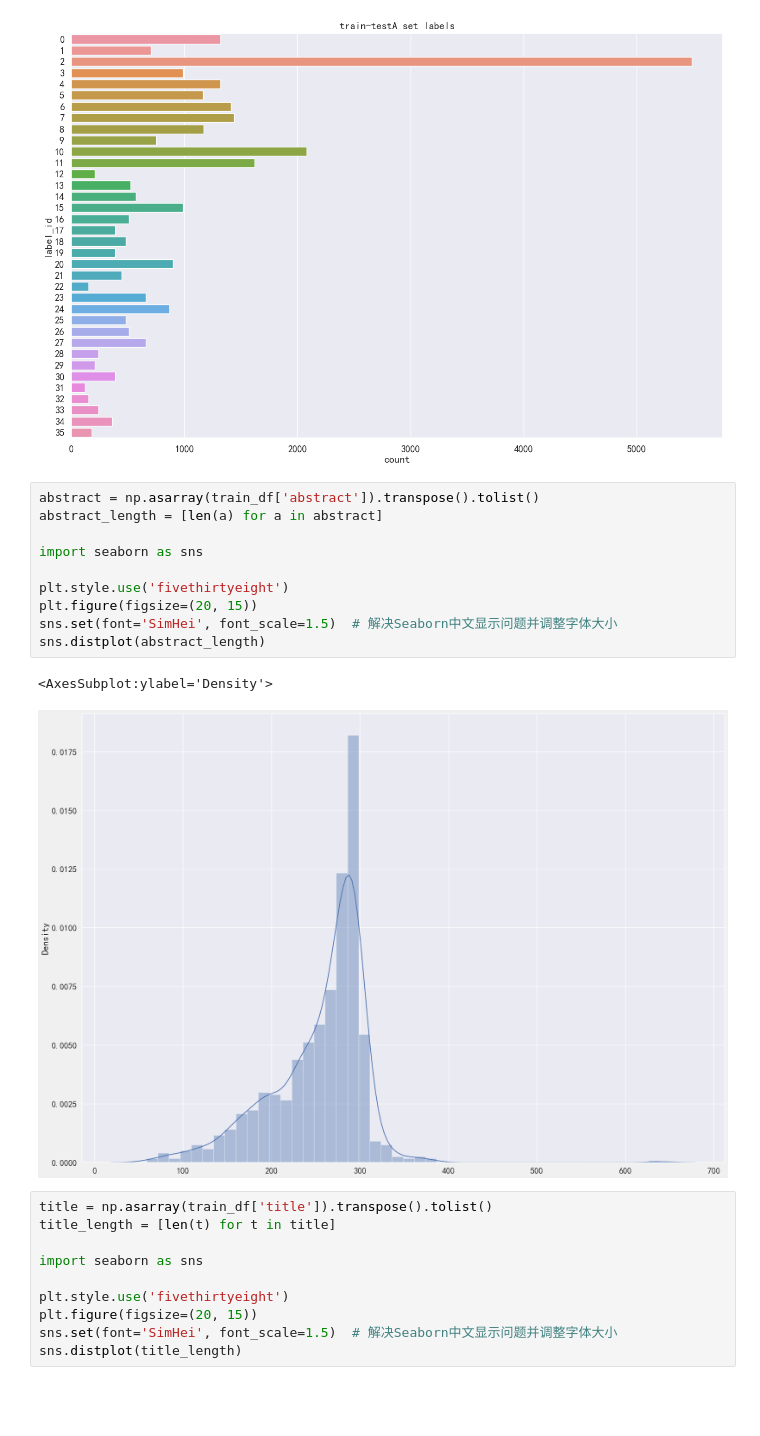
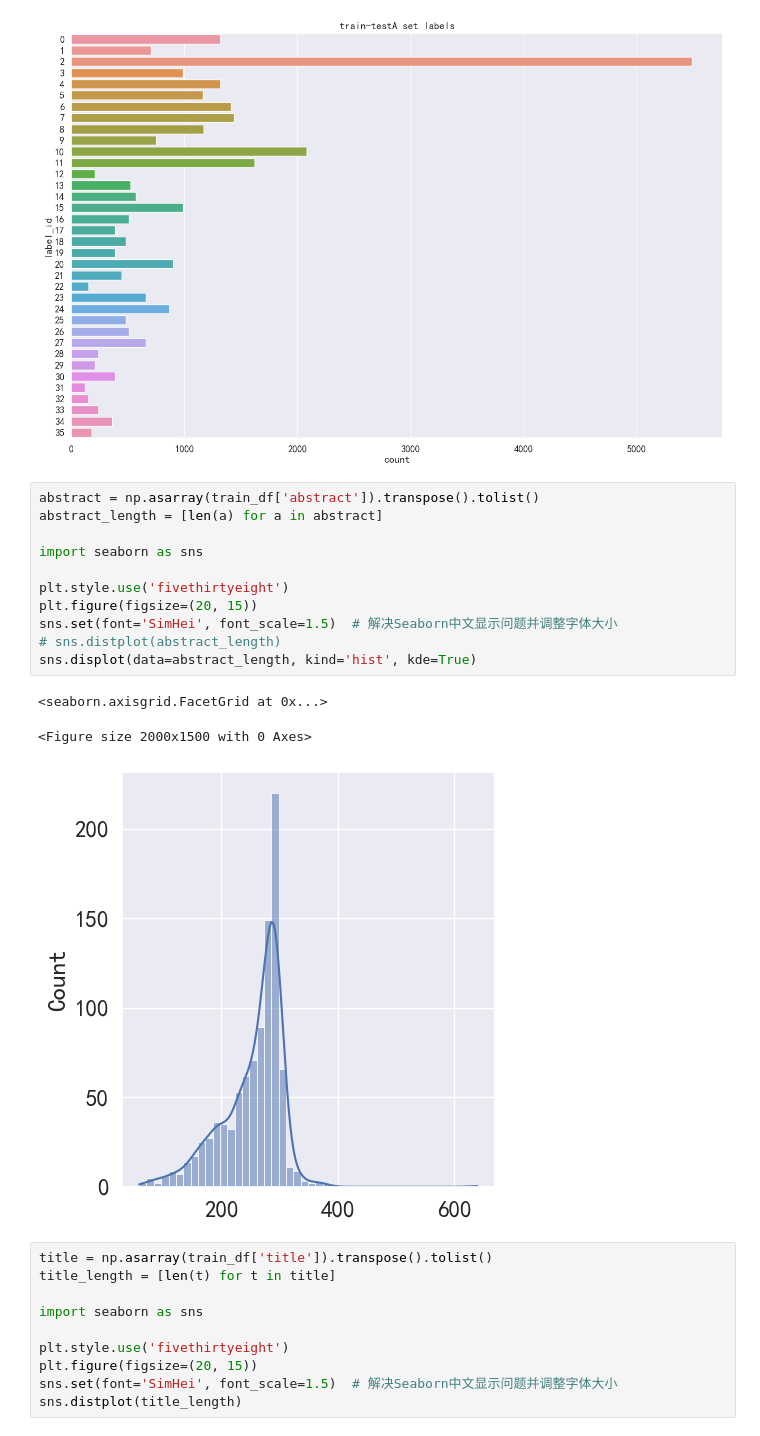
Before and after one commit to 0202zc/nlp-competition, a Jupyter notebook: ccf-bdci-samll-sample-classification-2022/data/data.ipynb, the cells around one changed output. Cells and saved outputs as stored; diff of their text form; blank space fills up the shorter version.

```diff
--- a/ccf-bdci-samll-sample-classification-2022/data/data.ipynb
+++ b/ccf-bdci-samll-sample-classification-2022/data/data.ipynb
@@ -68,16 +68,18 @@ plt.savefig('train-testA-label.png', dpi=150)
 # %%
 abstract = np.asarray(train_df['abstract']).transpose().tolist()
 abstract_length = [len(a) for a in abstract]
 
 import seaborn as sns
 
 plt.style.use('fivethirtyeight')
 plt.figure(figsize=(20, 15))
 sns.set(font='SimHei', font_scale=1.5)  # 解决Seaborn中文显示问题并调整字体大小
-sns.distplot(abstract_length)
+# sns.distplot(abstract_length)
+sns.displot(data=abstract_length, kind='hist', kde=True)
 # %% [output]
-<AxesSubplot:ylabel='Density'>
+<seaborn.axisgrid.FacetGrid at 0x...>
+<Figure size 2000x1500 with 0 Axes>
-[figure, old version]
+[figure, new version]
 # %%
 title = np.asarray(train_df['title']).transpose().tolist()
 title_length = [len(t) for t in title]
```
Also changed, not shown: parts of 22 cells of this notebook, 32 other files.
